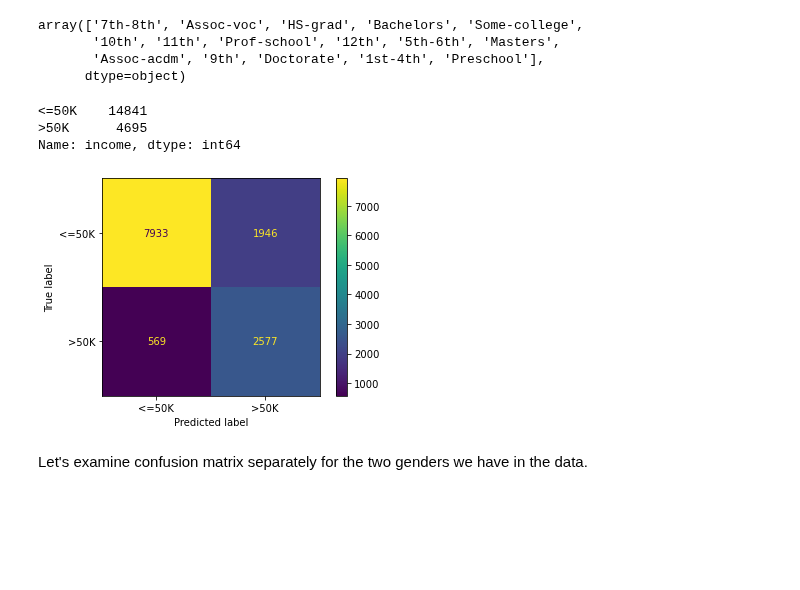
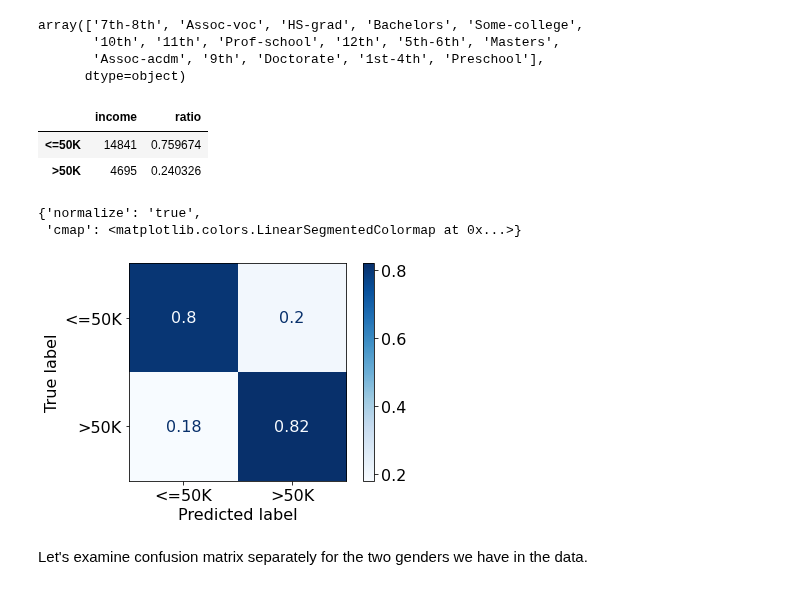
Before and after one commit to UBC-CS/cpsc330-2023s, a Jupyter notebook: lectures/20_ethics.ipynb, the cells around one changed output. Saved outputs shown, nothing was run; the diff lists cells and outputs as text; code cells hidden in the pictures; blank space fills up the shorter version.

```diff
--- a/lectures/20_ethics.ipynb
+++ b/lectures/20_ethics.ipynb
@@ -161,22 +155,28 @@ preprocessor = make_column_transformer(
     ("drop", drop_features),
 )
 # %%
-y_train.value_counts()
+y_train.value_counts().to_frame().assign(ratio=y_train.value_counts(normalize=True))
 # %% [output]
-<=50K    14841
->50K      4695
-Name: income, dtype: int64
+|  | income | ratio |
+| <=50K | 14841 | 0.759674 |
+| >50K | 4695 | 0.240326 |
 # %%
 pipe_lr = make_pipeline(
     preprocessor, LogisticRegression(class_weight="balanced", max_iter=1000)
 )
 # %%
 pipe_lr.fit(X_train, y_train);
-# %%
-from sklearn.metrics import ConfusionMatrixDisplay  # Recommended method in sklearn 1.0
-
-ConfusionMatrixDisplay.from_estimator(pipe_lr, X_test, y_test);
-# %% [output]
-[figure, removed]
+# %%
+from sklearn.metrics import ConfusionMatrixDisplay
+
+kw_cm = dict(normalize="true", cmap=plt.cm.Blues) # key-word arguments for all confusion matrices
+kw_cm
+# %% [output]
+{'normalize': 'true',
+ 'cmap': <matplotlib.colors.LinearSegmentedColormap at 0x...>}
+# %%
+ConfusionMatrixDisplay.from_estimator(pipe_lr, X_test, y_test, **kw_cm);
+# %% [output]
+[figure, added]
 # %% [markdown]
 Let's examine confusion matrix separately for the two genders we have in the data.
```
Also changed, not shown: parts of 45 cells of this notebook, 1 other file.
